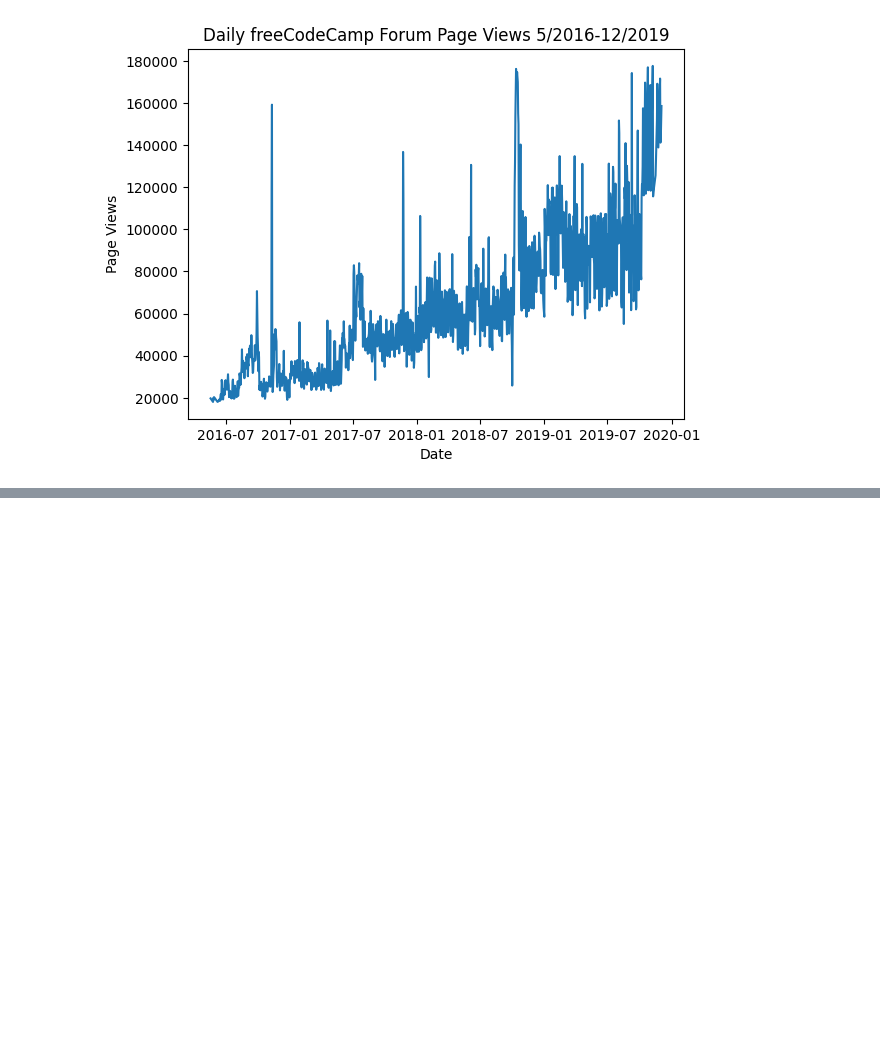
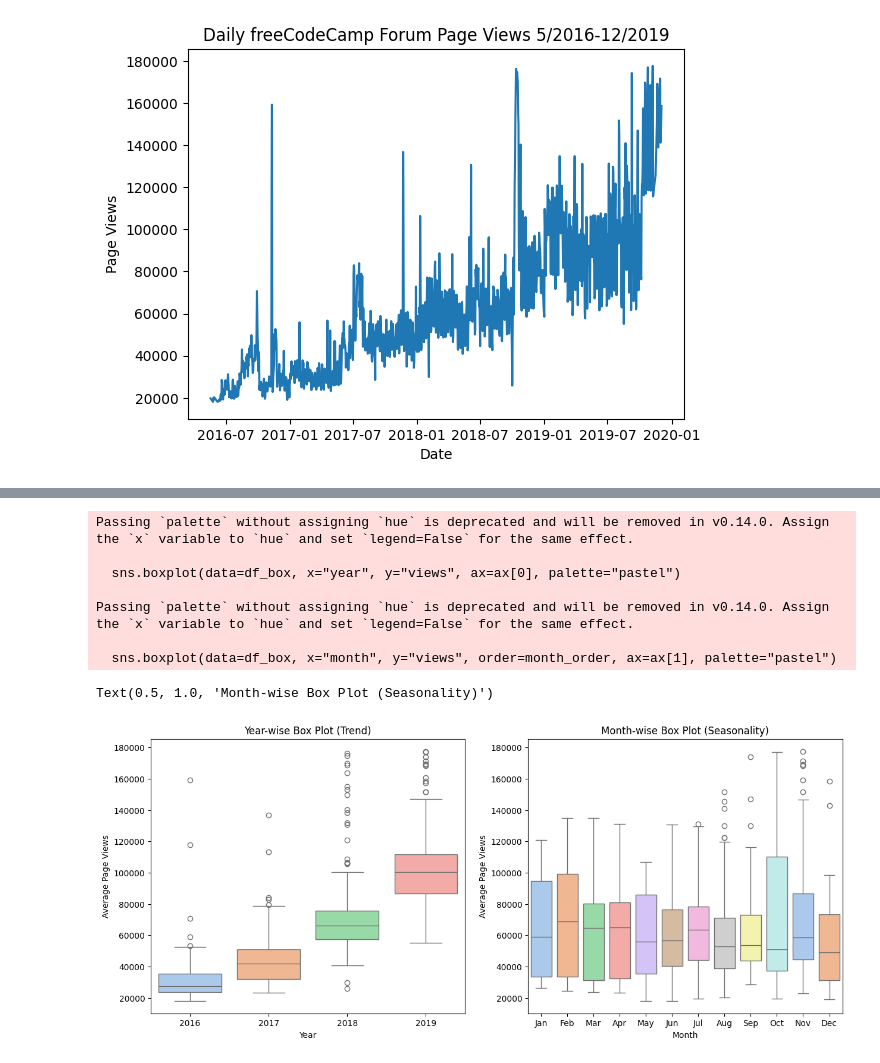
Before and after one commit to d0artG/Page-View-Time-Series-Visualizer, a Jupyter notebook: testes.ipynb, the cells around one changed output, grey strips where cells are left out. Drawn from its saved outputs; the diff is of its cells as text; code cells hidden in the pictures; blank space fills up the shorter version.

```diff
--- a/testes.ipynb
+++ b/testes.ipynb
@@ -88,0 +86,6 @@ draw_bar_plot()
+# %%
+df_box = df.copy()
+df_box.reset_index(inplace=True)
+df_box['year'] = [d.year for d in df_box.date]
+df_box['month'] = [d.strftime('%b') for d in df_box.date]
+df_box.value_counts("month")
@@ -88,0 +107,21 @@ draw_bar_plot()
+# %%
+month_order=["Jan","Feb","Mar","Apr","May","Jun","Jul","Aug","Sep","Oct","Nov","Dec"]
+fig,ax=plt.subplots(nrows=1,ncols=2,figsize=(15,6))
+sns.boxplot(data=df_box, x="year", y="views", ax=ax[0], palette="pastel")
+ax[0].set_xlabel("Year")
+ax[0].set_ylabel("Average Page Views")
+ax[0].set_title("Year-wise Box Plot (Trend)")
+sns.boxplot(data=df_box, x="month", y="views", order=month_order, ax=ax[1], palette="pastel")
+ax[1].set_xlabel("Month")
+ax[1].set_ylabel("Average Page Views")
+ax[1].set_title("Month-wise Box Plot (Seasonality)")
+# %% [output]
+Passing `palette` without assigning `hue` is deprecated and will be removed in v0.14.0. Assign the `x` variable to `hue` and set `legend=False` for the same effect.
+
+  sns.boxplot(data=df_box, x="year", y="views", ax=ax[0], palette="pastel")
+
+Passing `palette` without assigning `hue` is deprecated and will be removed in v0.14.0. Assign the `x` variable to `hue` and set `legend=False` for the same effect.
+
+  sns.boxplot(data=df_box, x="month", y="views", order=month_order, ax=ax[1], palette="pastel")
+Text(0.5, 1.0, 'Month-wise Box Plot (Seasonality)')
+[figure, added]
```
Also changed, not shown: parts of 3 cells of this notebook.
